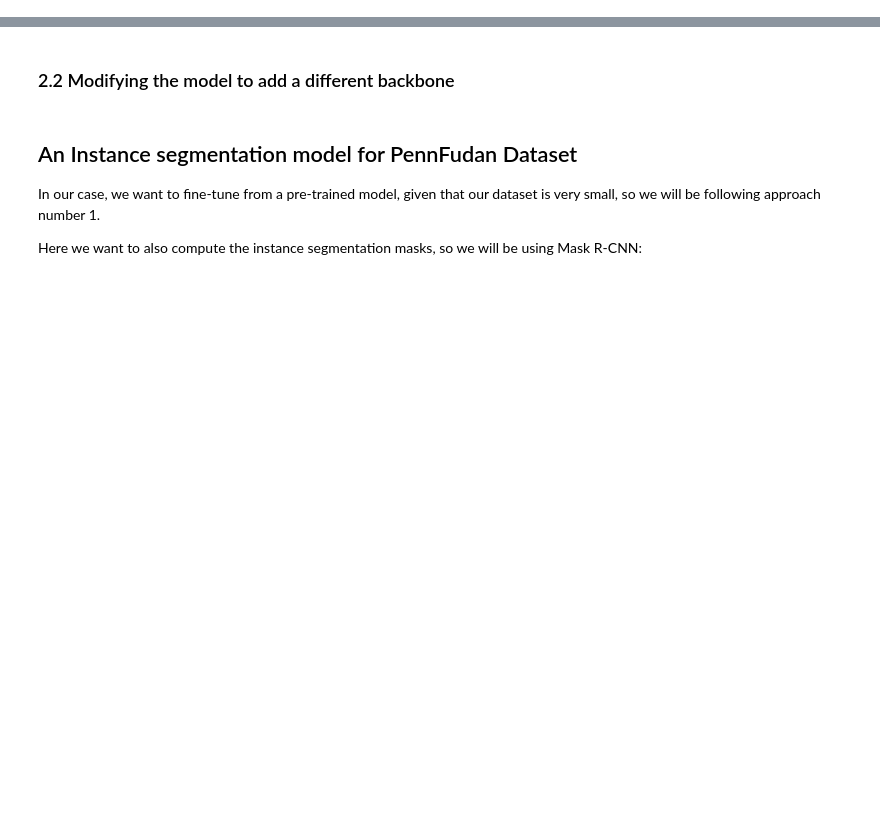
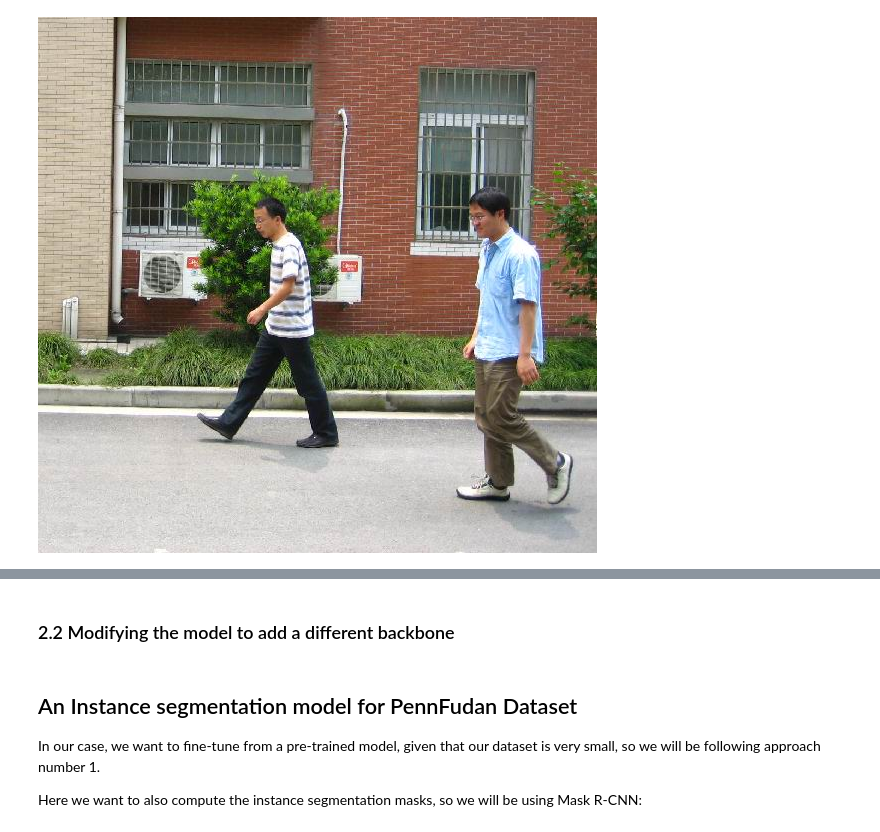
Before and after one commit to dangnam739/pytorch-tutorial, a Jupyter notebook: Object-Detection-finetuning/Torchvision object detection finetuning tutorial.ipynb, the cells around one changed output, grey strips where cells are left out. Saved outputs shown, nothing was run; the diff lists cells and outputs as text; code cells hidden in the pictures; blank space fills up the shorter version.

```diff
--- a/Object-Detection-finetuning/Torchvision object detection finetuning tutorial.ipynb
+++ b/Object-Detection-finetuning/Torchvision object detection finetuning tutorial.ipynb
@@ -55,0 +51,6 @@ So each image has a corresponding segmentation mask, where each color correspond
+# %%
+from PIL import Image
+
+Image.open('PennFudanPed/PNGImages/FudanPed00001.png')
+# %% [output]
+[figure, added]
```
Also changed, not shown: parts of 19 cells of this notebook.
